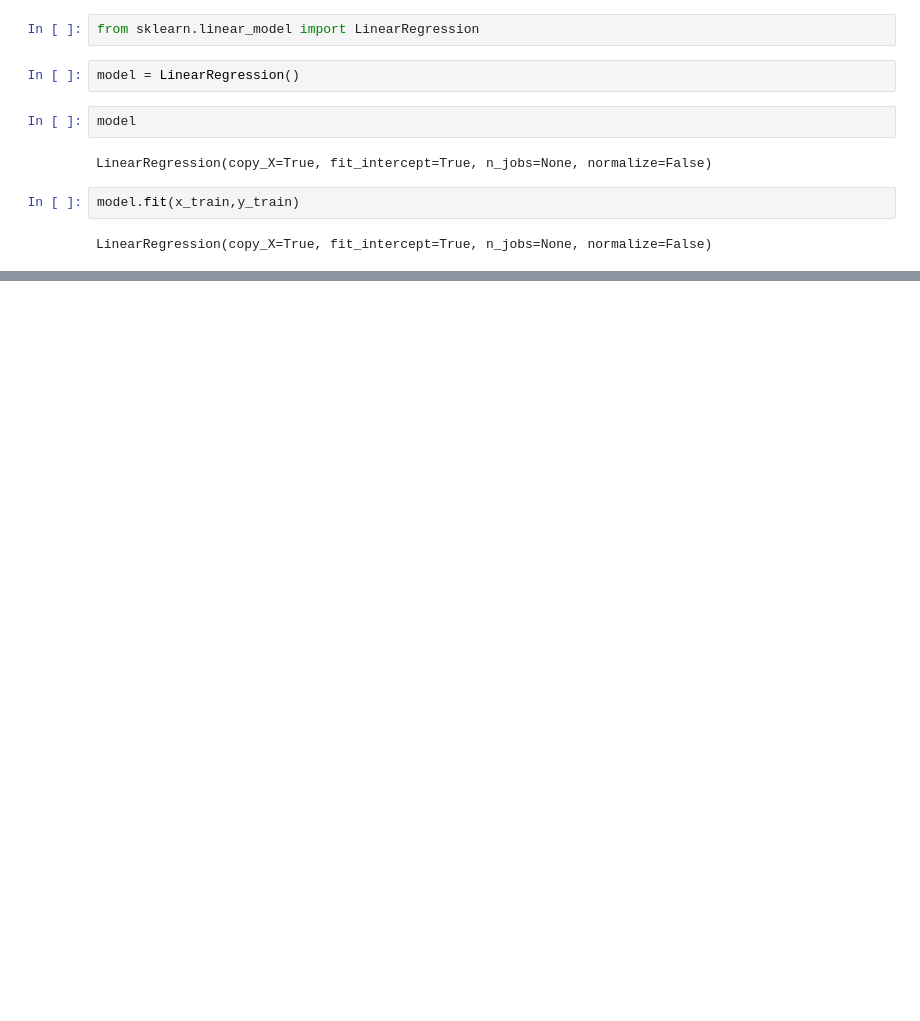
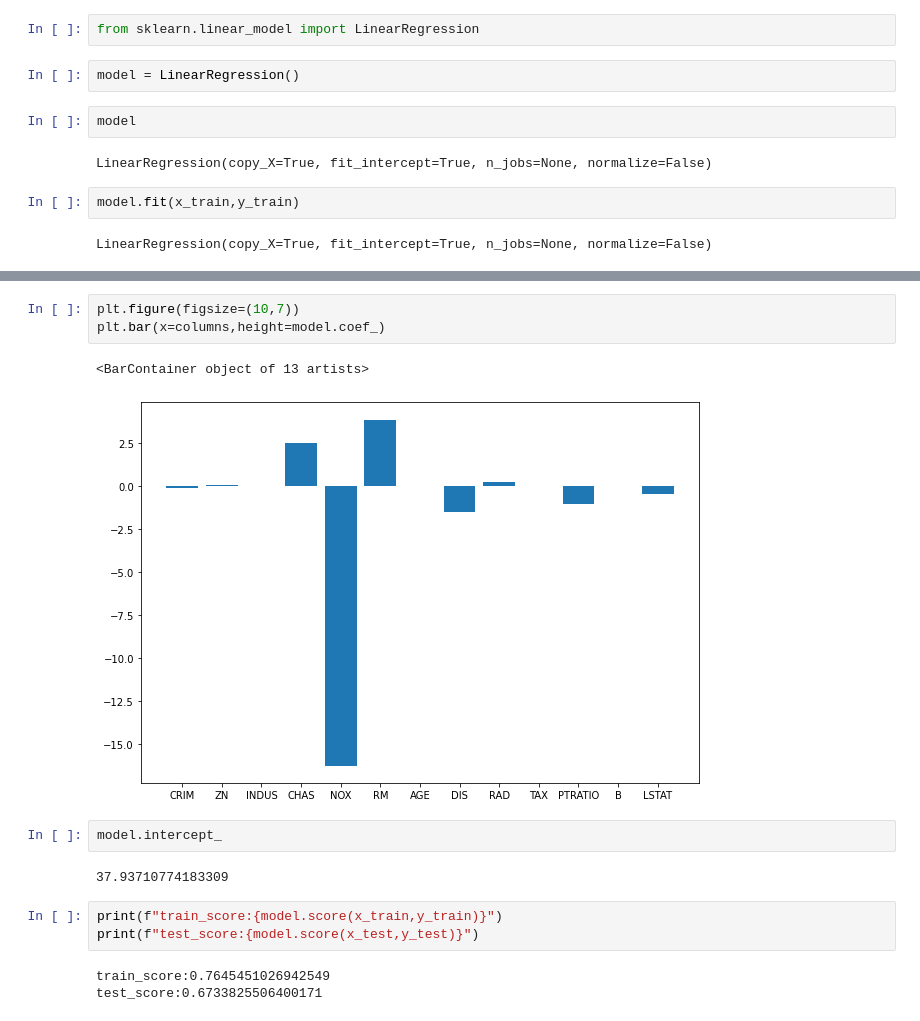
Before and after one commit to Charee-Villapong/for_practice, a Jupyter notebook: 機会学習training_(教師あり_回帰).ipynb, the cells around one changed output, grey strips where cells are left out. Cells and saved outputs as stored; diff of their text form; blank space fills up the shorter version.

```diff
--- a/機会学習training_(教師あり_回帰).ipynb
+++ b/機会学習training_(教師あり_回帰).ipynb
@@ -115,0 +129,16 @@ LinearRegression(copy_X=True, fit_intercept=True, n_jobs=None, normalize=False)
+# %%
+plt.figure(figsize=(10,7))
+plt.bar(x=columns,height=model.coef_)
+# %% [output]
+<BarContainer object of 13 artists>
+[figure, added]
+# %%
+model.intercept_
+# %% [output]
+37.93710774183309
+# %%
+print(f"train_score:{model.score(x_train,y_train)}")
+print(f"test_score:{model.score(x_test,y_test)}")
+# %% [output]
+train_score:0.7645451026942549
+test_score:0.6733825506400171
```
Also changed, not shown: parts of 6 cells of this notebook.
